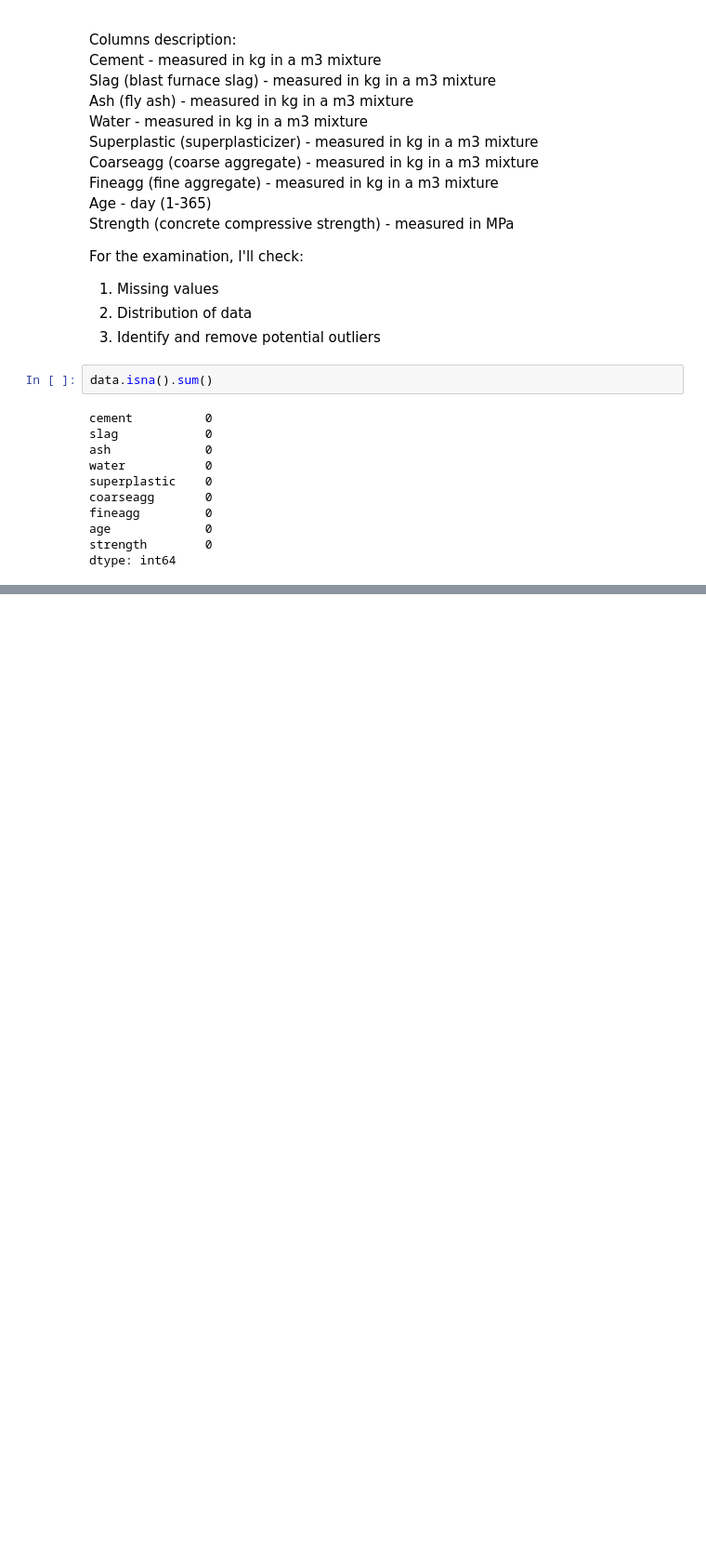
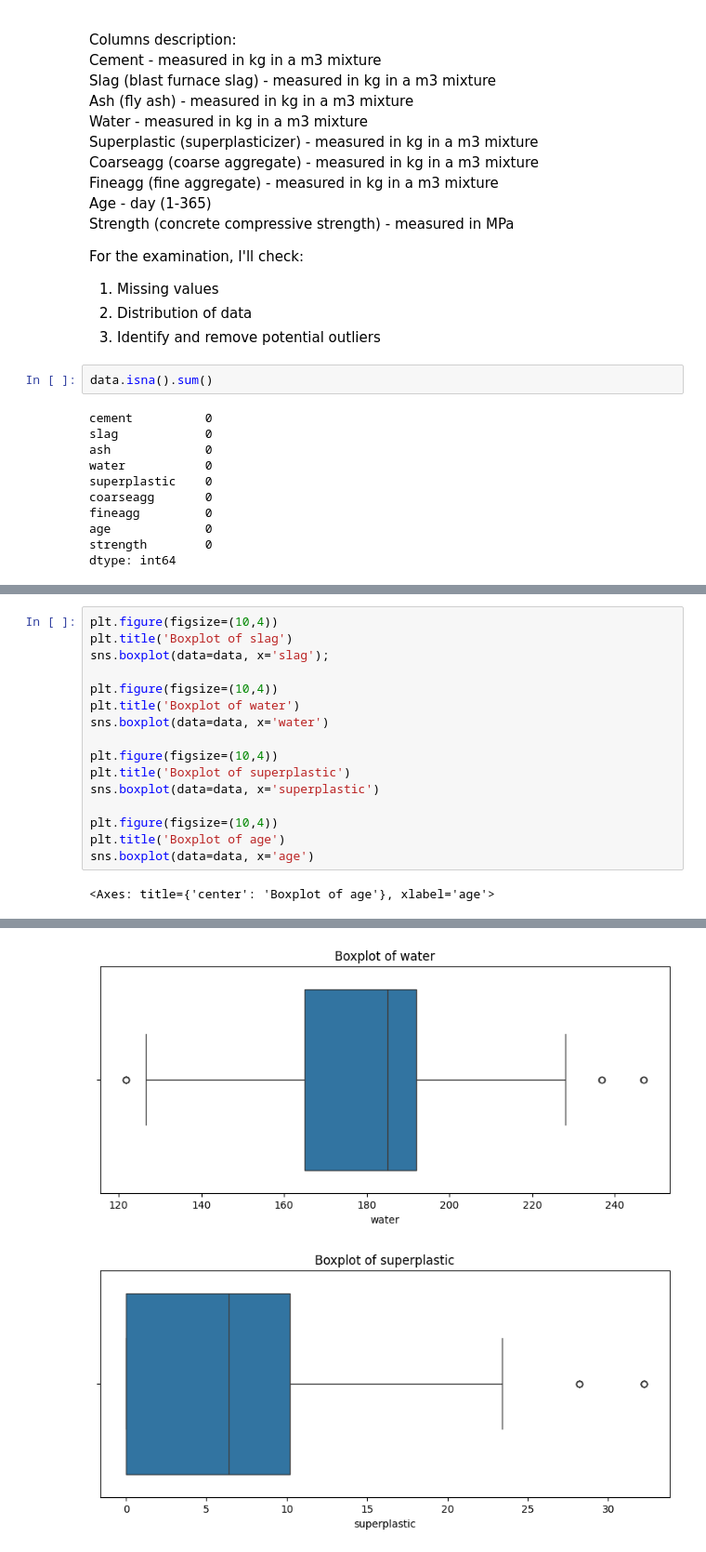
Before and after one commit to AndreyLebedinskiy/Concrete-properties-estimation, a Jupyter notebook: UOLProject.ipynb, the cells around one changed output, grey strips where cells are left out. Shown at 93% size. Saved outputs shown, nothing was run; the diff lists cells and outputs as text; blank space fills up the shorter version.

```diff
--- a/UOLProject.ipynb
+++ b/UOLProject.ipynb
@@ -136,0 +126,18 @@ sns.boxplot(data=data, x='water');
+# %%
+plt.figure(figsize=(10,4))
+plt.title('Boxplot of slag')
+sns.boxplot(data=data, x='slag');
+
+plt.figure(figsize=(10,4))
+plt.title('Boxplot of water')
+sns.boxplot(data=data, x='water')
+
+plt.figure(figsize=(10,4))
+plt.title('Boxplot of superplastic')
+sns.boxplot(data=data, x='superplastic')
+
+plt.figure(figsize=(10,4))
+plt.title('Boxplot of age')
+sns.boxplot(data=data, x='age')
+# %% [output]
+<Axes: title={'center': 'Boxplot of age'}, xlabel='age'>
@@ -136,0 +145,2 @@ sns.boxplot(data=data, x='water');
+[figure, added]
+[figure, added]
```
Also changed, not shown: parts of 20 cells of this notebook.
